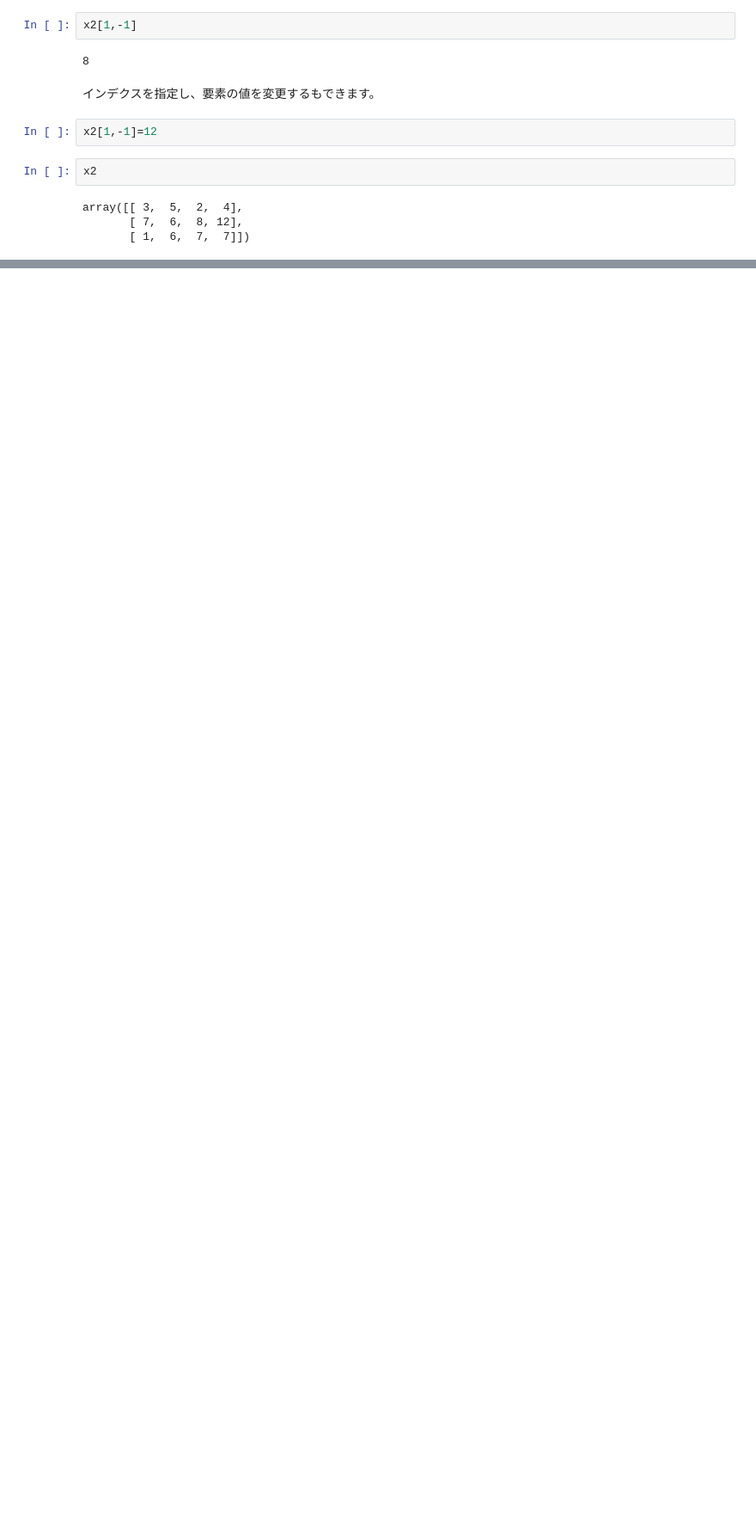
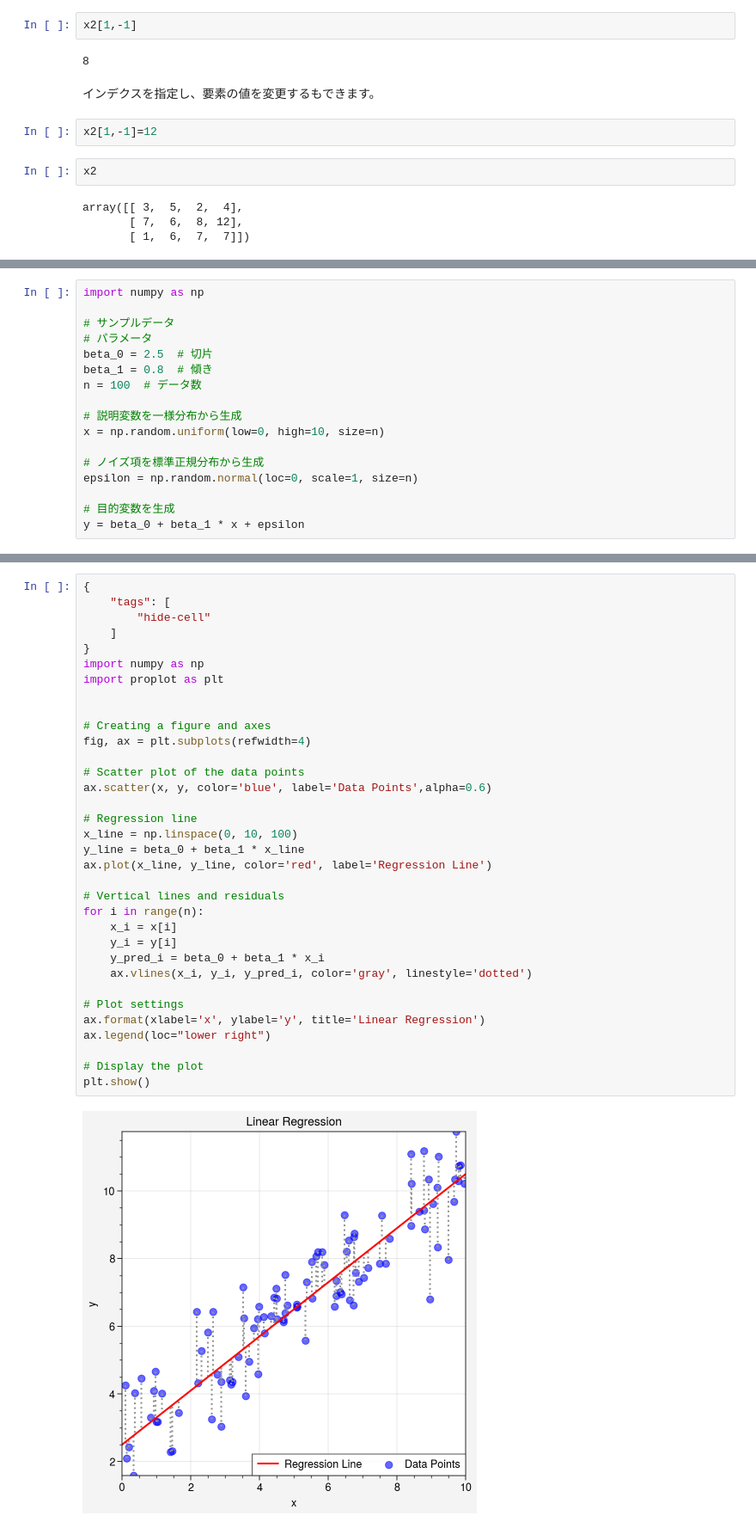
Before and after one commit to lvzeyu/css_tohoku, a Jupyter notebook: css_tohoku/_build/jupyter_execute/draft/numpy.ipynb, the cells around one changed output, grey strips where cells are left out. Shown at 86% size. Drawn from its saved outputs; the diff is of its cells as text; blank space fills up the shorter version.

```diff
--- a/css_tohoku/_build/jupyter_execute/draft/numpy.ipynb
+++ b/css_tohoku/_build/jupyter_execute/draft/numpy.ipynb
@@ -162,0 +265,17 @@ array([[ 3,  5,  2,  4],
+# %%
+import numpy as np
+
+# サンプルデータ
+# パラメータ
+beta_0 = 2.5  # 切片
+beta_1 = 0.8  # 傾き
+n = 100  # データ数
+
+# 説明変数を一様分布から生成
+x = np.random.uniform(low=0, high=10, size=n)
+
+# ノイズ項を標準正規分布から生成
+epsilon = np.random.normal(loc=0, scale=1, size=n)
+
+# 目的変数を生成
+y = beta_0 + beta_1 * x + epsilon
@@ -162,0 +312,36 @@ array([[ 3,  5,  2,  4],
+# %%
+{
+    "tags": [
+        "hide-cell"
+    ]
+}
+import numpy as np
+import proplot as plt
+
+
+# Creating a figure and axes
+fig, ax = plt.subplots(refwidth=4)
+
+# Scatter plot of the data points
+ax.scatter(x, y, color='blue', label='Data Points',alpha=0.6)
+
+# Regression line
+x_line = np.linspace(0, 10, 100)
+y_line = beta_0 + beta_1 * x_line
+ax.plot(x_line, y_line, color='red', label='Regression Line')
+
+# Vertical lines and residuals
+for i in range(n):
+    x_i = x[i]
+    y_i = y[i]
+    y_pred_i = beta_0 + beta_1 * x_i
+    ax.vlines(x_i, y_i, y_pred_i, color='gray', linestyle='dotted')
+
+# Plot settings
+ax.format(xlabel='x', ylabel='y', title='Linear Regression')
+ax.legend(loc="lower right")
+
+# Display the plot
+plt.show()
+# %% [output]
+[figure, added]
```
Also changed, not shown: parts of 16 cells of this notebook, 31 other files.
